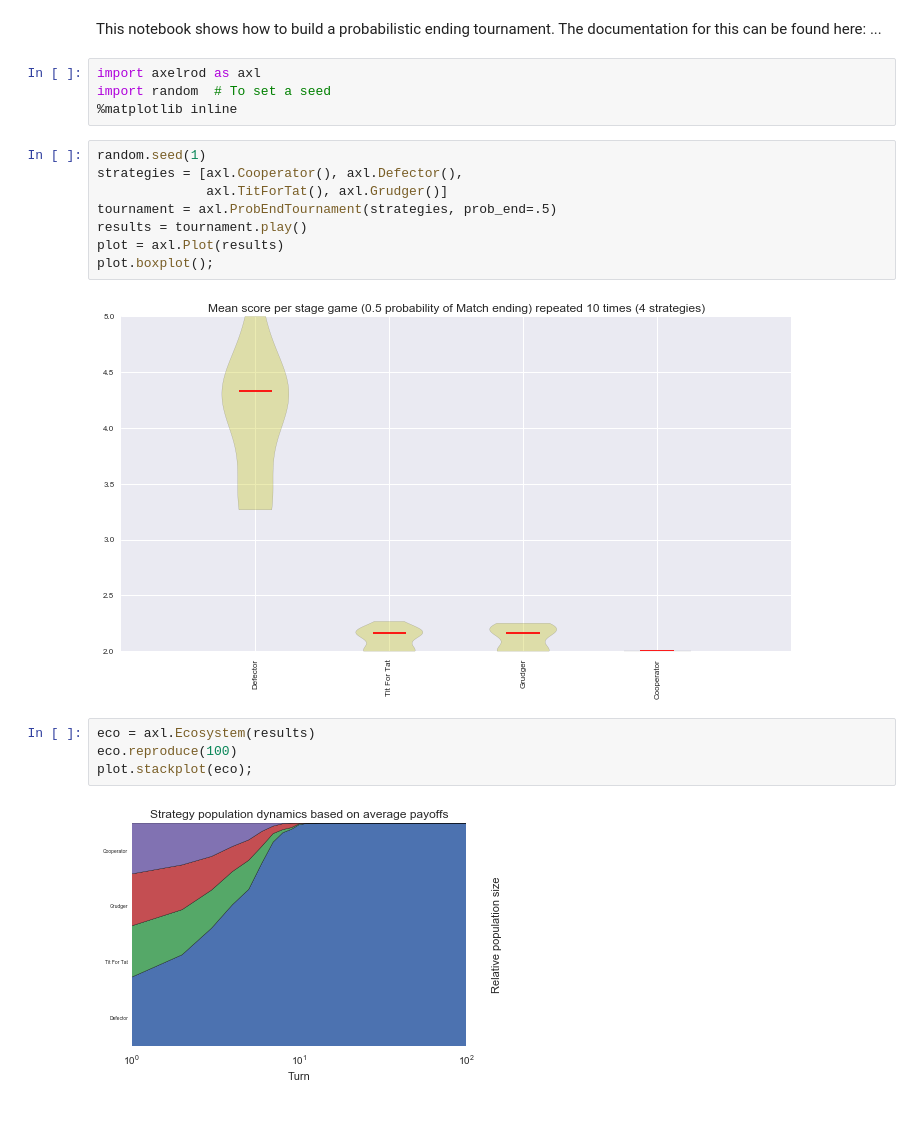
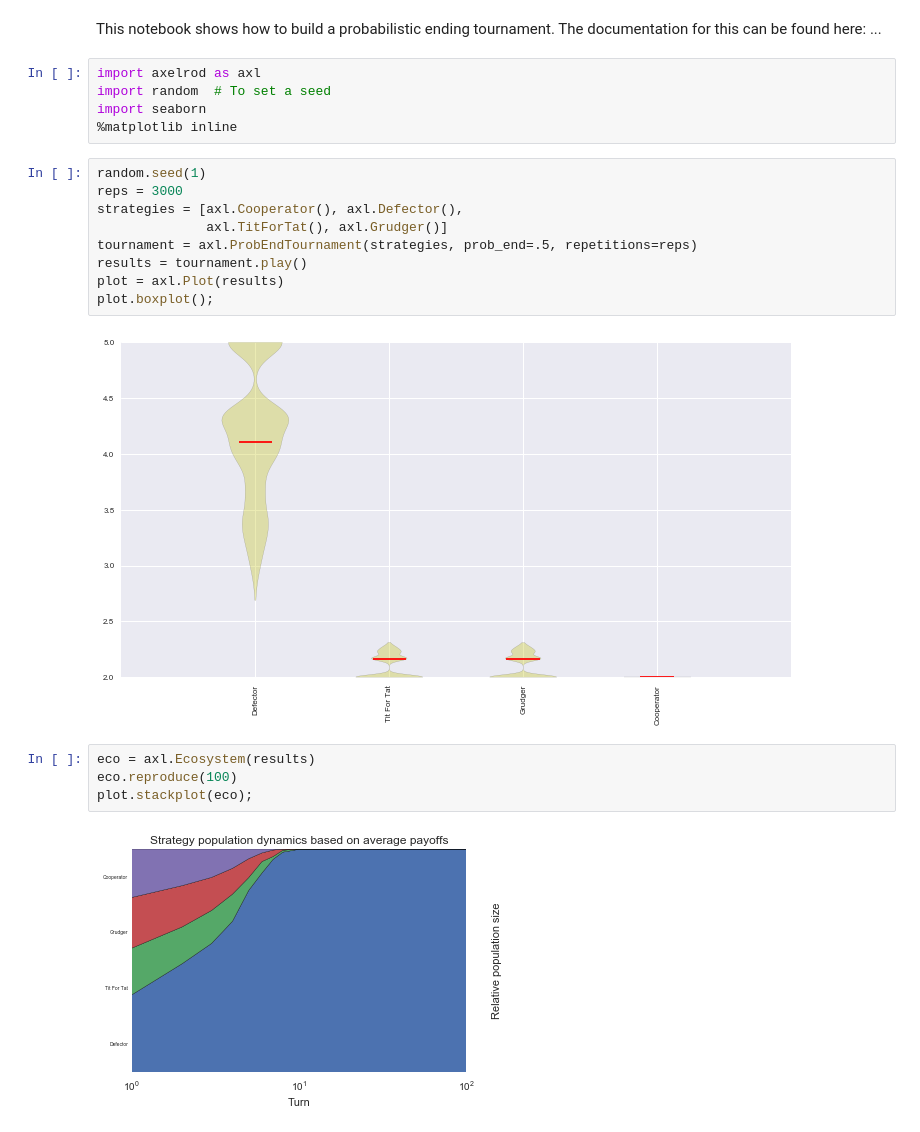
Before and after one commit to konstantinmds/Axelrod-notebooks, a Jupyter notebook: basic-prob-end-tournament.ipynb, the cells around one changed output. Drawn from its saved outputs; the diff is of its cells as text.

```diff
--- a/basic-prob-end-tournament.ipynb
+++ b/basic-prob-end-tournament.ipynb
@@ -3,23 +3,25 @@ This notebook shows how to build a probabilistic ending tournament. The document
 # %%
 import axelrod as axl
 import random  # To set a seed
+import seaborn
 %matplotlib inline
 # %%
 random.seed(1)
+reps = 3000
 strategies = [axl.Cooperator(), axl.Defector(),
               axl.TitForTat(), axl.Grudger()]
-tournament = axl.ProbEndTournament(strategies, prob_end=.5)
+tournament = axl.ProbEndTournament(strategies, prob_end=.5, repetitions=reps)
 results = tournament.play()
 plot = axl.Plot(results)
 plot.boxplot();
 # %% [output]
-[figure, old version]
+[figure, new version]
 # %%
 eco = axl.Ecosystem(results)
 eco.reproduce(100)
 plot.stackplot(eco);
 # %% [output]
-[figure, old version]
+[figure, new version]
 # %%
 random.seed(1)
 strategies = [axl.Cooperator(), axl.Defector(),
```
Also changed, not shown: parts of 4 cells of this notebook.
